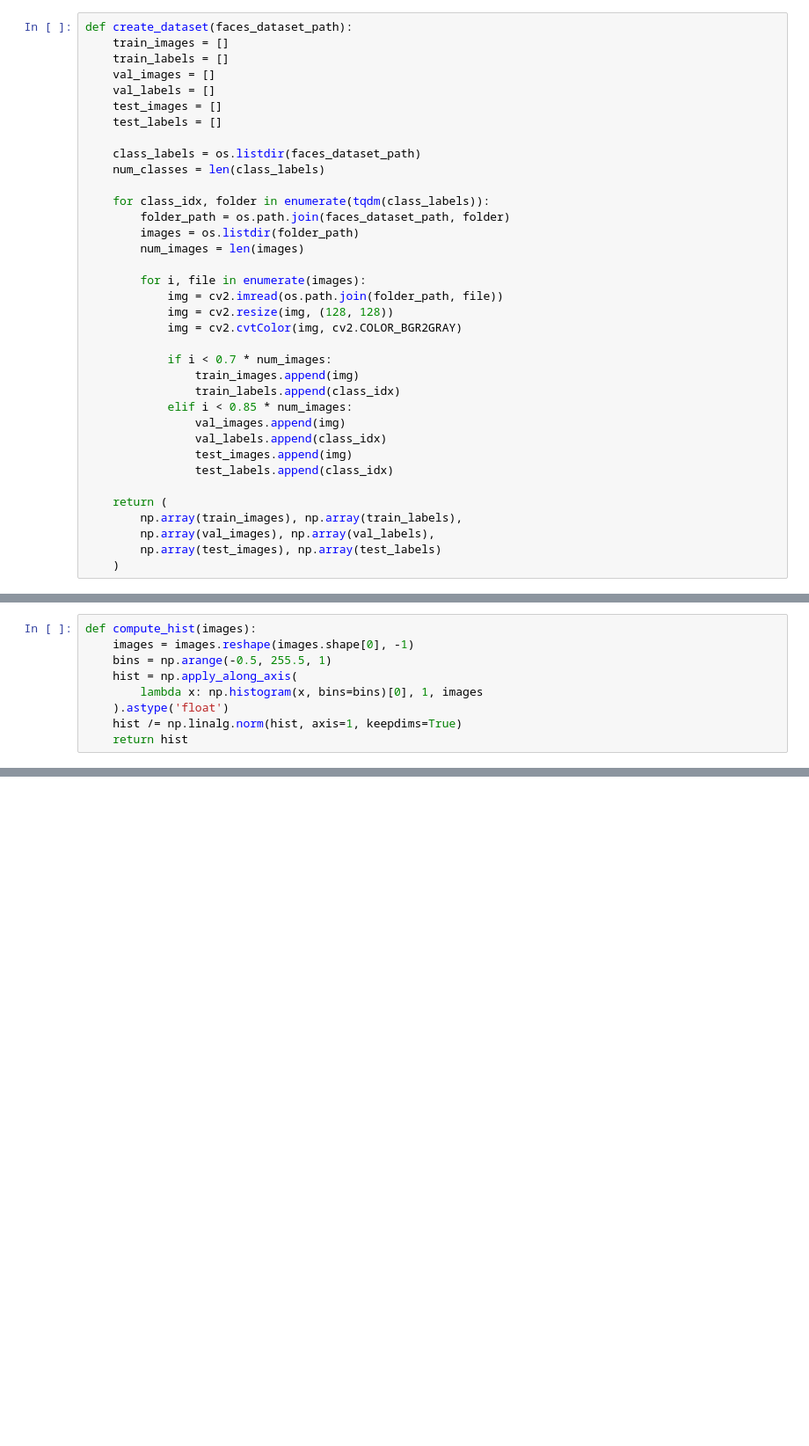
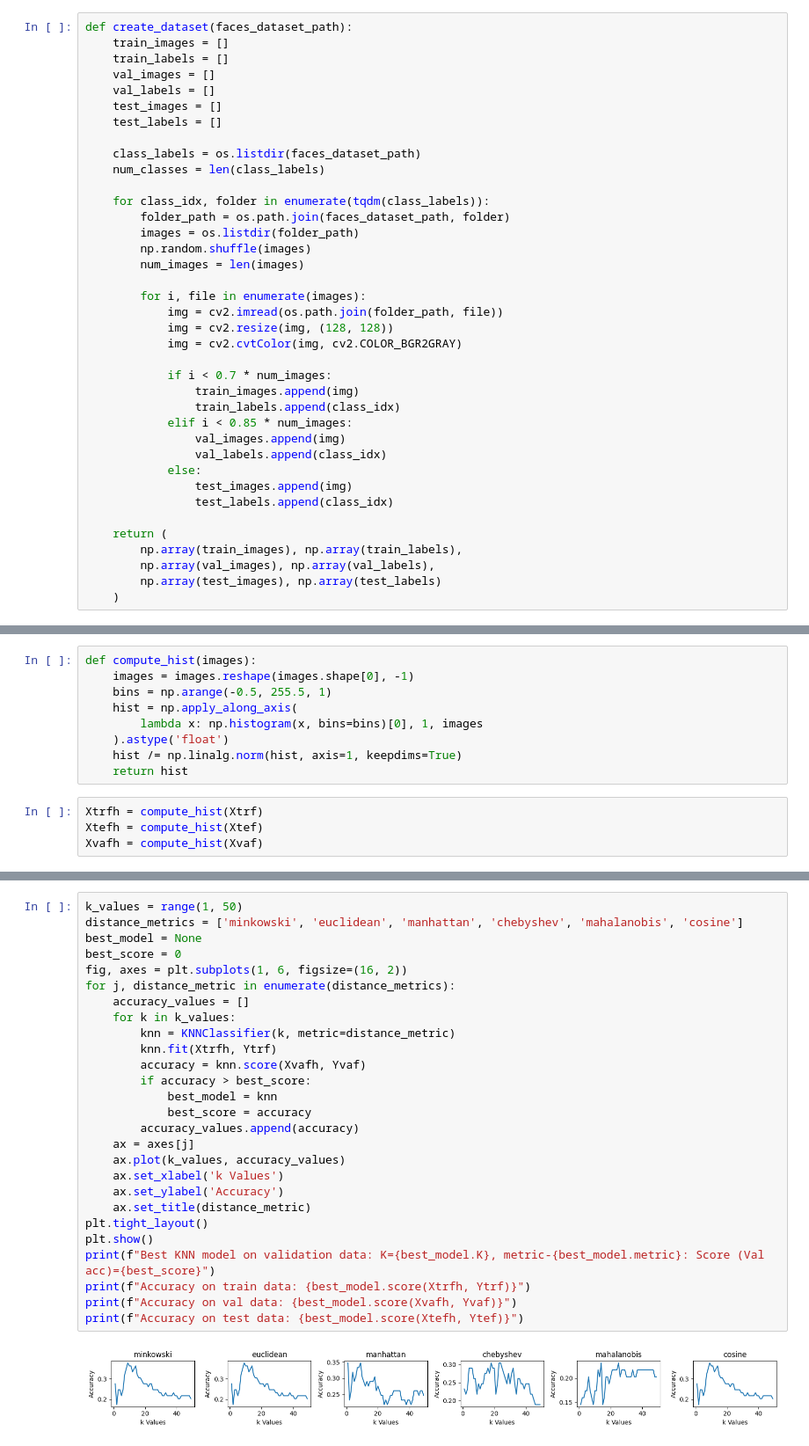
Before and after one commit to adityaprakash-work/EE511-CV-IIT-Mandi, a Jupyter notebook: A2/Q3/code.ipynb, the cells around one changed output, grey strips where cells are left out. Shown at 88% size. Cells and saved outputs as stored; diff of their text form; blank space fills up the shorter version.

```diff
--- a/A2/Q3/code.ipynb
+++ b/A2/Q3/code.ipynb
@@ -27,6 +27,7 @@ def create_dataset(faces_dataset_path):
     for class_idx, folder in enumerate(tqdm(class_labels)):
         folder_path = os.path.join(faces_dataset_path, folder)
         images = os.listdir(folder_path)
+        np.random.shuffle(images)
         num_images = len(images)
 
         for i, file in enumerate(images):
@@ -40,6 +41,7 @@ def create_dataset(faces_dataset_path):
             elif i < 0.85 * num_images:
                 val_images.append(img)
                 val_labels.append(class_idx)
+            else:
                 test_images.append(img)
                 test_labels.append(class_idx)
 
@@ -135,3 +137,7 @@ def compute_hist(images):
     ).astype('float')
     hist /= np.linalg.norm(hist, axis=1, keepdims=True)
     return hist
+# %%
+Xtrfh = compute_hist(Xtrf)
+Xtefh = compute_hist(Xtef)
+Xvafh = compute_hist(Xvaf)
@@ -137,0 +228,29 @@ def compute_hist(images):
+# %%
+k_values = range(1, 50)
+distance_metrics = ['minkowski', 'euclidean', 'manhattan', 'chebyshev', 'mahalanobis', 'cosine']
+best_model = None
+best_score = 0
+fig, axes = plt.subplots(1, 6, figsize=(16, 2))
+for j, distance_metric in enumerate(distance_metrics):
+    accuracy_values = []
+    for k in k_values:
+        knn = KNNClassifier(k, metric=distance_metric)
+        knn.fit(Xtrfh, Ytrf)
+        accuracy = knn.score(Xvafh, Yvaf)
+        if accuracy > best_score:
+            best_model = knn
+            best_score = accuracy
+        accuracy_values.append(accuracy)
+    ax = axes[j]
+    ax.plot(k_values, accuracy_values)
+    ax.set_xlabel('k Values')
+    ax.set_ylabel('Accuracy')
+    ax.set_title(distance_metric)
+plt.tight_layout()
+plt.show()
+print(f"Best KNN model on validation data: K={best_model.K}, metric-{best_model.metric}: Score (Val acc)={best_score}")
+print(f"Accuracy on train data: {best_model.score(Xtrfh, Ytrf)}")
+print(f"Accuracy on val data: {best_model.score(Xvafh, Yvaf)}")
+print(f"Accuracy on test data: {best_model.score(Xtefh, Ytef)}")
+# %% [output]
+[figure, added]
```
Also changed, not shown: parts of 10 cells of this notebook.
